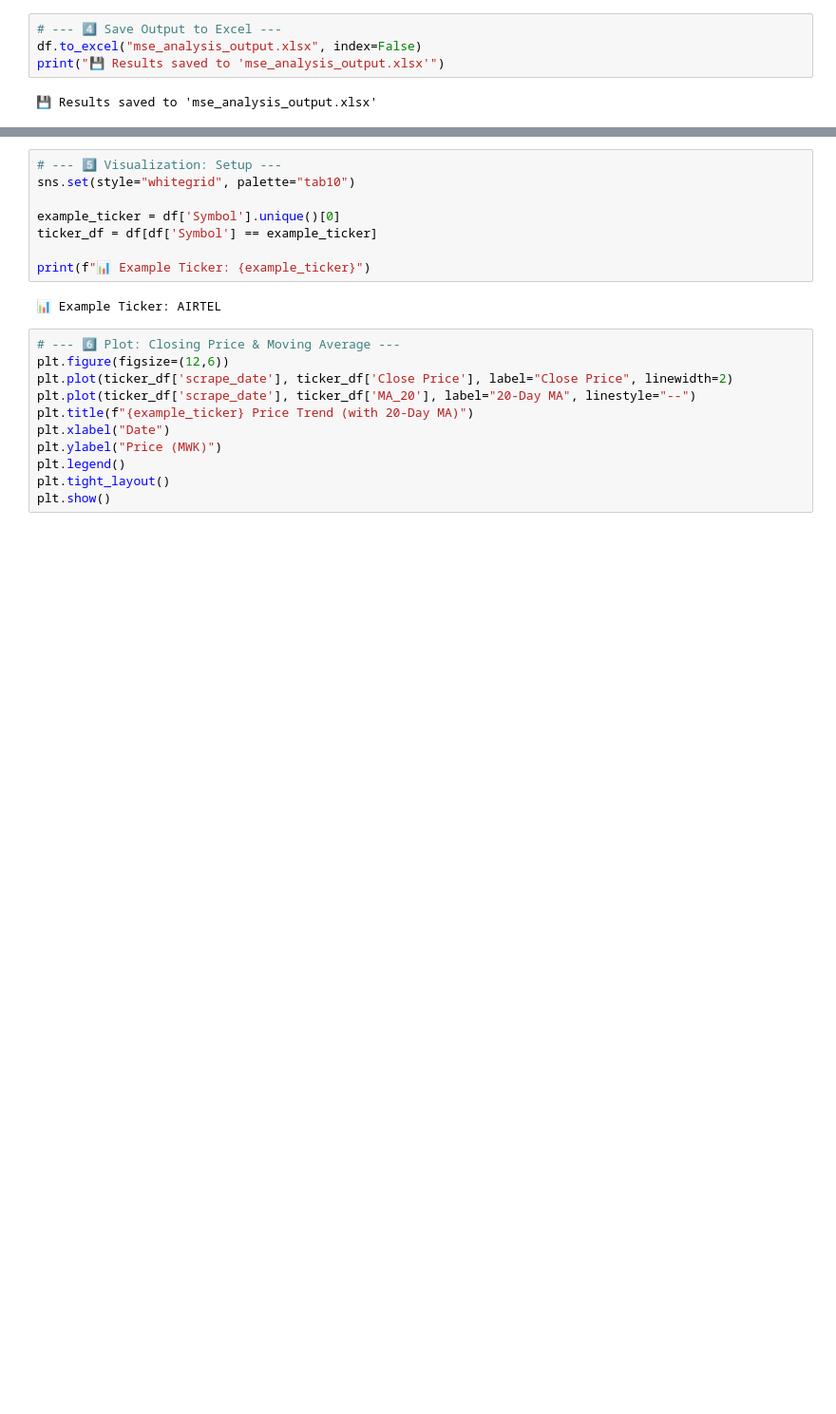
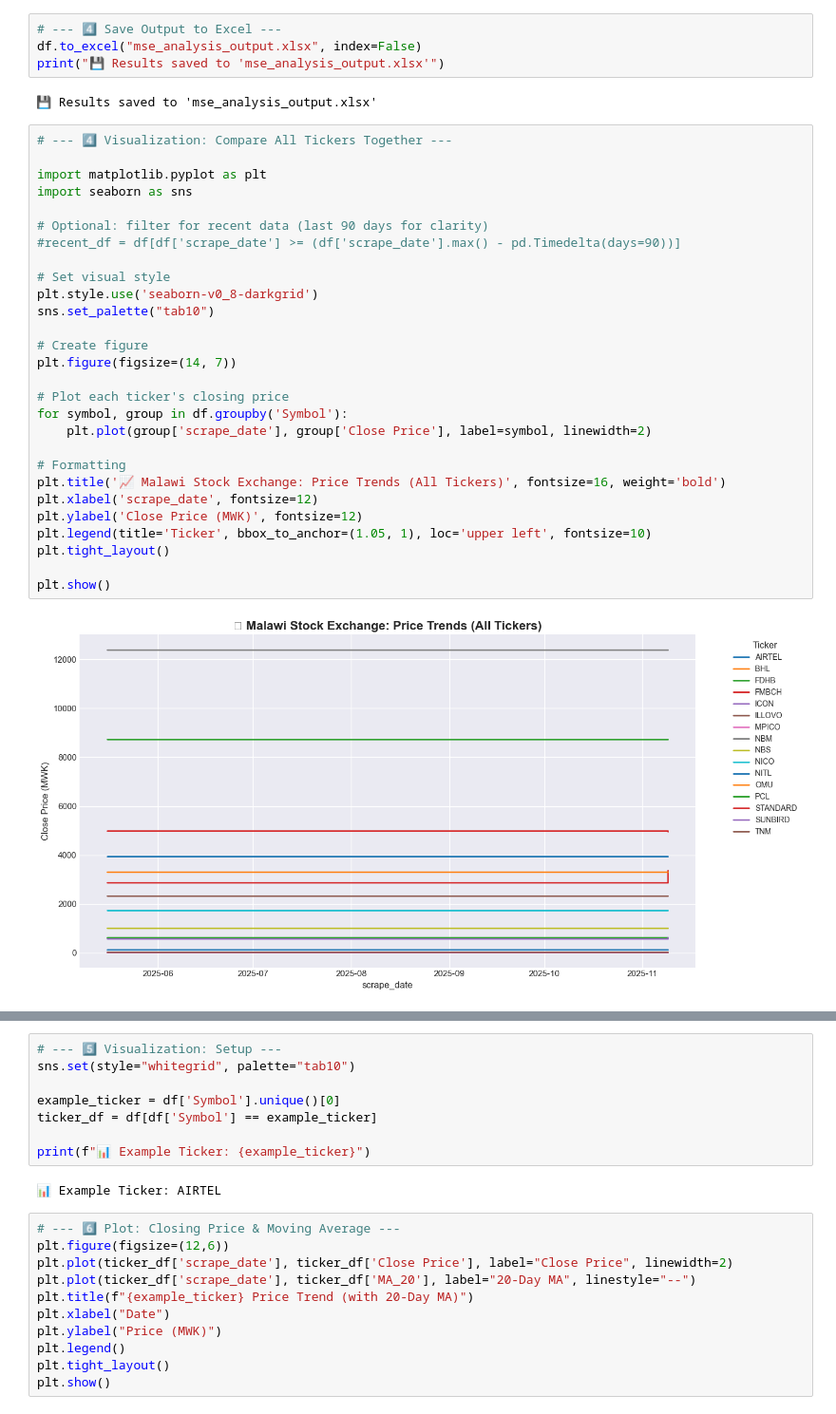
Before and after one commit to Wyzdmulc/mse_auto_scrape, a Jupyter notebook: mse_analysis.ipynb, the cells around one changed output, grey strips where cells are left out. Shown: that part at 95% size. Drawn from its saved outputs; the diff is of its cells as text; blank space fills up the shorter version.

```diff
--- a/mse_analysis.ipynb
+++ b/mse_analysis.ipynb
@@ -152,3 +152,33 @@ df.to_excel("mse_analysis_output.xlsx", index=False)
 print("💾 Results saved to 'mse_analysis_output.xlsx'")
 # %% [output]
 💾 Results saved to 'mse_analysis_output.xlsx'
+# %%
+# --- 4️⃣ Visualization: Compare All Tickers Together ---
+
+import matplotlib.pyplot as plt
+import seaborn as sns
+
+# Optional: filter for recent data (last 90 days for clarity)
+#recent_df = df[df['scrape_date'] >= (df['scrape_date'].max() - pd.Timedelta(days=90))]
+
+# Set visual style
+plt.style.use('seaborn-v0_8-darkgrid')
+sns.set_palette("tab10")
+
+# Create figure
+plt.figure(figsize=(14, 7))
+
+# Plot each ticker's closing price
+for symbol, group in df.groupby('Symbol'):
+    plt.plot(group['scrape_date'], group['Close Price'], label=symbol, linewidth=2)
+
+# Formatting
+plt.title('📈 Malawi Stock Exchange: Price Trends (All Tickers)', fontsize=16, weight='bold')
+plt.xlabel('scrape_date', fontsize=12)
+plt.ylabel('Close Price (MWK)', fontsize=12)
+plt.legend(title='Ticker', bbox_to_anchor=(1.05, 1), loc='upper left', fontsize=10)
+plt.tight_layout()
+
+plt.show()
+# %% [output]
+[figure, added]
```
Also changed, not shown: parts of 2 cells of this notebook.
